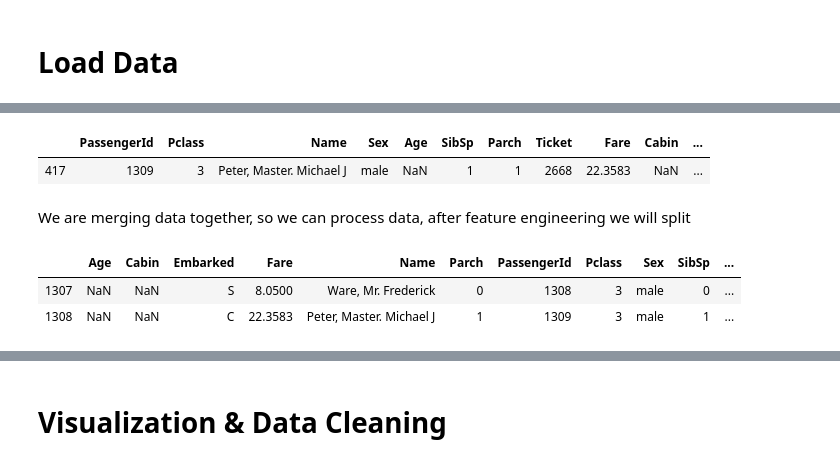
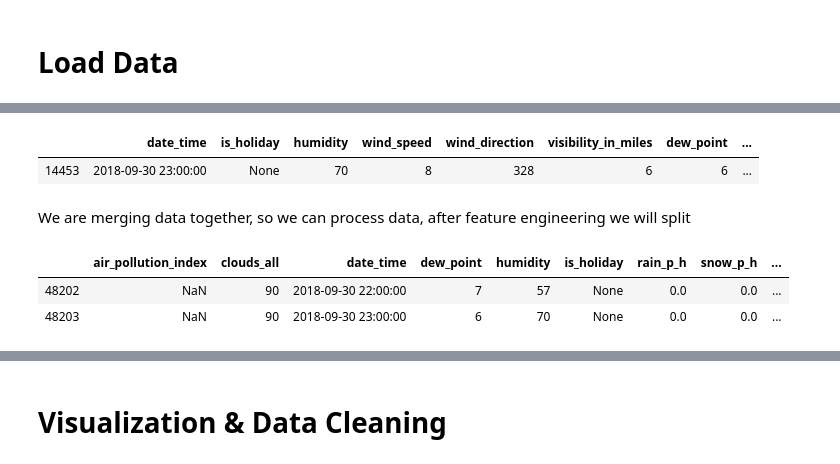
Before and after one commit to ashishpatel0720/ml, a Jupyter notebook: src/problems/hackerearth/notebook/AirQuanlityIndexPredictor.ipynb, the cells around one changed output, grey strips where cells are left out. Cells and saved outputs as stored; diff of their text form; code cells hidden in the pictures.

```diff
--- a/src/problems/hackerearth/notebook/AirQuanlityIndexPredictor.ipynb
+++ b/src/problems/hackerearth/notebook/AirQuanlityIndexPredictor.ipynb
@@ -1,8 +1,4 @@
 # %%
-# This Python 3 environment comes with many helpful analytics libraries installed
-# It is defined by the kaggle/python docker image: https://github.com/kaggle/docker-python
-# For example, here's several helpful packages to load in
-
 import numpy as np # linear algebra
 import pandas as pd # data processing, CSV file I/O (e.g. pd.read_csv)
 import matplotlib.pyplot as plt
@@ -15,12 +11,18 @@ from sklearn.model_selection import cross_val_score,GridSearchCV
 
 from sklearn import ensemble
 import xgboost
-
+import sys
 import warnings
-warnings.filterwarnings('ignore')
-
 # Input data files are available in the "../input/" directory.
 # For example, running this (by clicking run or pressing Shift+Enter) will list the files in the input directory
+import os
+
+warnings.filterwarnings('ignore')
+pd.set_option('display.max_rows', None)
+pd.set_option('display.max_columns', None)
+pd.set_option('display.width', None)
+pd.set_option('display.max_colwidth', -1)
+
 
 import os
 print(os.listdir("../data")) # this will list files in input directory
@@ -80,15 +101,14 @@ memory usage: 36.0+ KB
 # %%
 raw_test.tail(1)
 # %% [output]
-|  | PassengerId | Pclass | Name | Sex | Age | SibSp | Parch | Ticket | Fare | Cabin | ... |
-| 417 | 1309 | 3 | Peter, Master. Michael J | male | NaN | 1 | 1 | 2668 | 22.3583 | NaN | ... |
+|  | date_time | is_holiday | humidity | wind_speed | wind_direction | visibility_in_miles | dew_point | ... |
+| 14453 | 2018-09-30 23:00:00 | None | 70 | 8 | 328 | 6 | 6 | ... |
 # %% [markdown]
 We are merging data together, so we can process data, after feature engineering we will split
 # %%
 data=pd.concat([raw_train, raw_test], axis=0).reset_index(drop=True) # concatinating test and train removing index
-data.head(2)
-data.tail(2) # surviced will be NaN for test data
+data.tail(2) # column to be predicted will be NaN
 # %% [output]
-|  | Age | Cabin | Embarked | Fare | Name | Parch | PassengerId | Pclass | Sex | SibSp | ... |
-| 1307 | NaN | NaN | S | 8.0500 | Ware, Mr. Frederick | 0 | 1308 | 3 | male | 0 | ... |
-| 1308 | NaN | NaN | C | 22.3583 | Peter, Master. Michael J | 1 | 1309 | 3 | male | 1 | ... |
+|  | air_pollution_index | clouds_all | date_time | dew_point | humidity | is_holiday | rain_p_h | snow_p_h | ... |
+| 48202 | NaN | 90 | 2018-09-30 22:00:00 | 7 | 57 | None | 0.0 | 0.0 | ... |
+| 48203 | NaN | 90 | 2018-09-30 23:00:00 | 6 | 70 | None | 0.0 | 0.0 | ... |
```
Also changed, not shown: parts of 48 cells of this notebook, 2 other files.
